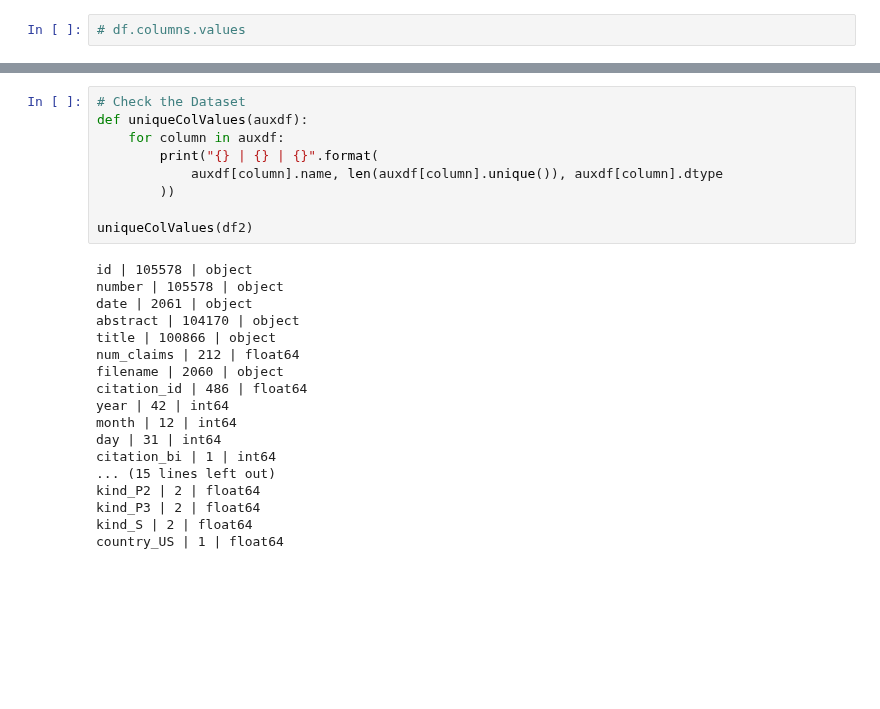
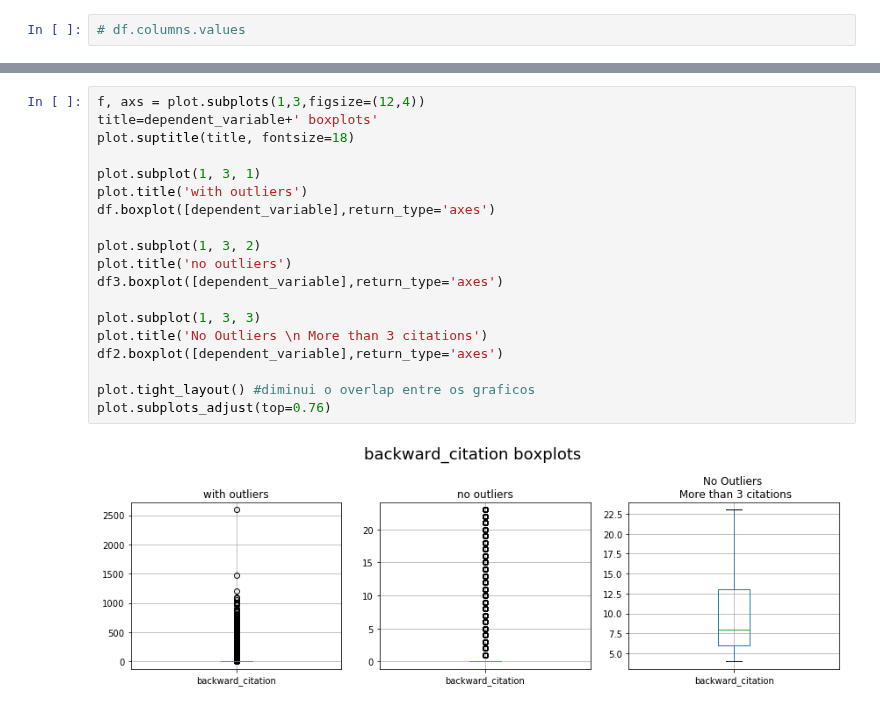
Before and after one commit to rsdias/patent_analysis, a Jupyter notebook: determinants_patent_citation_2.ipynb, the cells around one changed output, grey strips where cells are left out. Drawn from its saved outputs; the diff is of its cells as text; blank space fills up the shorter version.

```diff
--- a/determinants_patent_citation_2.ipynb
+++ b/determinants_patent_citation_2.ipynb
@@ -134,27 +420,21 @@ plot.tight_layout() #diminui o overlap entre os graficos
-# %%
-# Check the Dataset
-def uniqueColValues(auxdf):
-    for column in auxdf:
-        print("{} | {} | {}".format(
-            auxdf[column].name, len(auxdf[column].unique()), auxdf[column].dtype
-        ))
-
-uniqueColValues(df2)
-# %% [output]
-id | 105578 | object
-number | 105578 | object
-date | 2061 | object
-abstract | 104170 | object
-title | 100866 | object
-num_claims | 212 | float64
-filename | 2060 | object
-citation_id | 486 | float64
-year | 42 | int64
-month | 12 | int64
-day | 31 | int64
-citation_bi | 1 | int64
-... (15 lines left out)
-kind_P2 | 2 | float64
-kind_P3 | 2 | float64
-kind_S | 2 | float64
-country_US | 1 | float64
+# %%
+f, axs = plot.subplots(1,3,figsize=(12,4))
+title=dependent_variable+' boxplots'
+plot.suptitle(title, fontsize=18)
+
+plot.subplot(1, 3, 1)
+plot.title('with outliers')
+df.boxplot([dependent_variable],return_type='axes')
+
+plot.subplot(1, 3, 2)
+plot.title('no outliers')
+df3.boxplot([dependent_variable],return_type='axes')
+
+plot.subplot(1, 3, 3)
+plot.title('No Outliers \n More than 3 citations')
+df2.boxplot([dependent_variable],return_type='axes')
+
+plot.tight_layout() #diminui o overlap entre os graficos
+plot.subplots_adjust(top=0.76)
+# %% [output]
+[figure, added]
```
Also changed, not shown: parts of 46 cells of this notebook, 2 other files.
